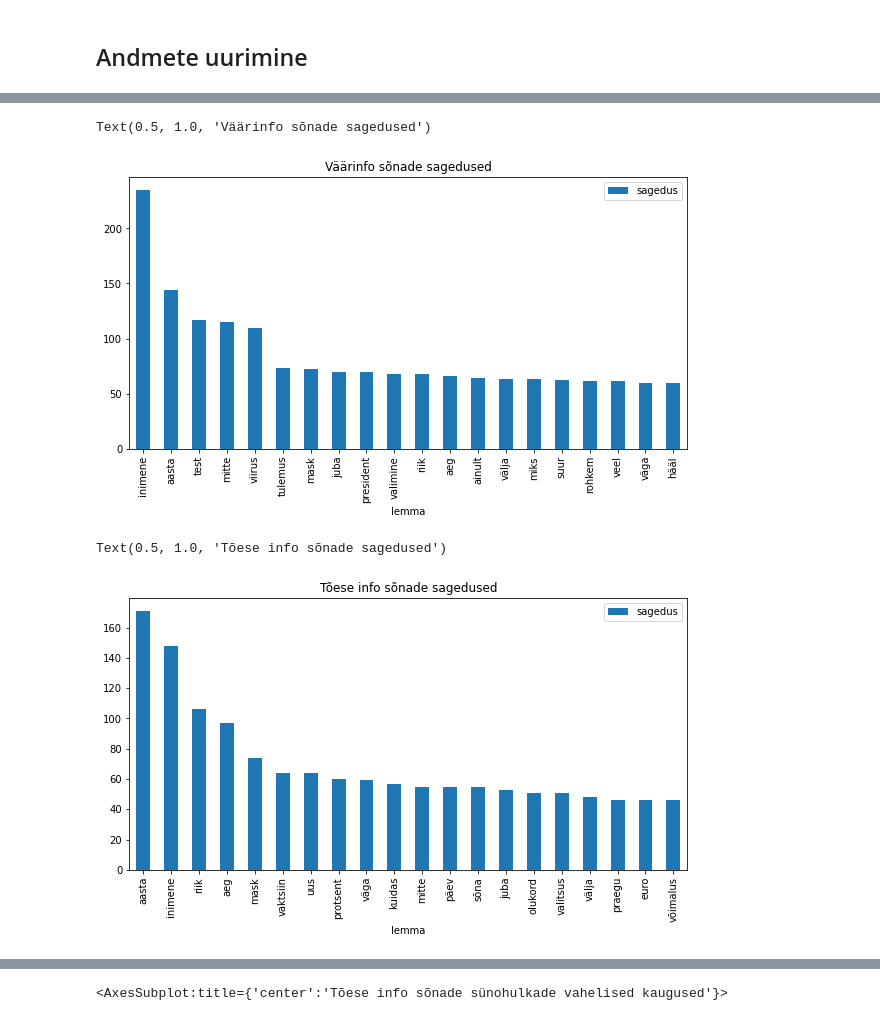
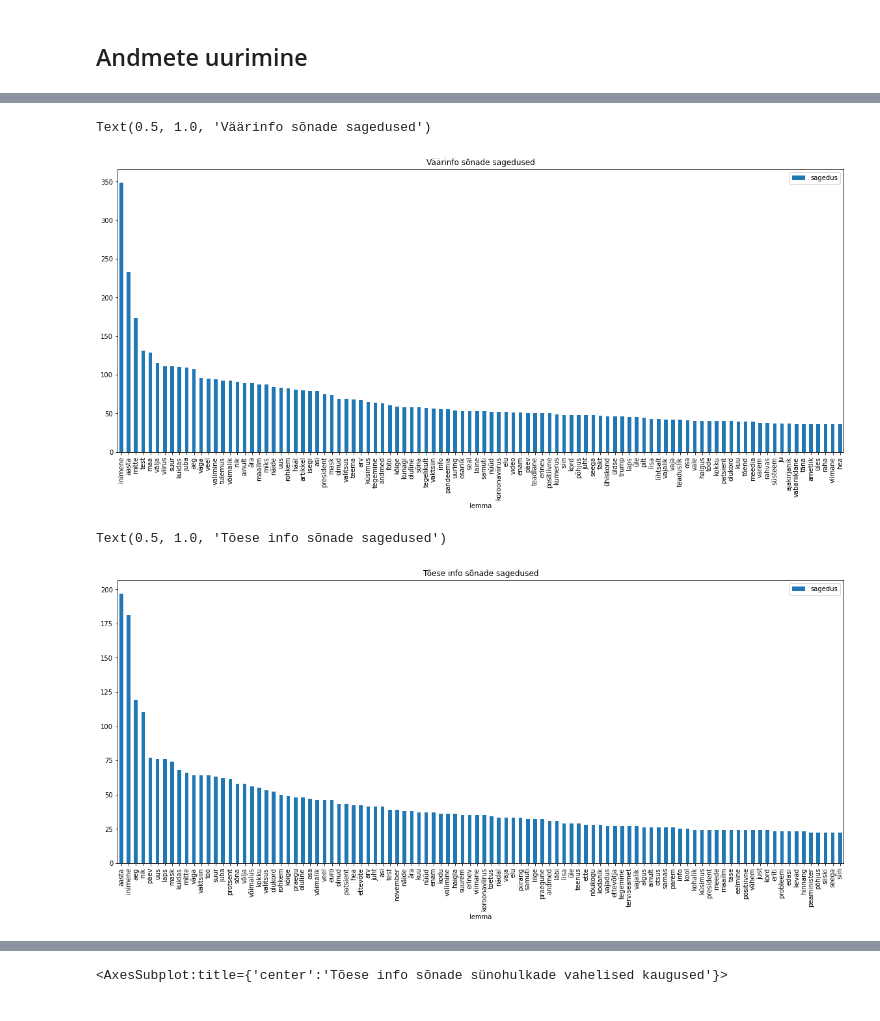
Before and after one commit to anneliisramson/eestikeelsed-uudised, a Jupyter notebook: 06 Väärinfo_ja_tõese_info_uurimine.ipynb, the cells around one changed output, grey strips where cells are left out. Cells and saved outputs as stored; diff of their text form; code cells hidden in the pictures.

```diff
--- a/06 Väärinfo_ja_tõese_info_uurimine.ipynb
+++ b/06 Väärinfo_ja_tõese_info_uurimine.ipynb
@@ -205,17 +205,17 @@ sonakaupa_real = sonakaupa_real.rename(columns = {'index':'lemma',0:'sagedus'})
 # Tõese info sõnade hulk
 sagedased_real = sonakaupa_real['lemma'].tolist()
 # %%
-sonakaupa_fake[:20].plot(kind='bar', x='lemma', y='sagedus', figsize=(10,5))
+sonakaupa_fake[:100].plot(kind='bar', x='lemma', y='sagedus', figsize=(20,8))
 plt.title("Väärinfo sõnade sagedused")
 # %% [output]
 Text(0.5, 1.0, 'Väärinfo sõnade sagedused')
-[figure, old version]
+[figure, new version]
 # %%
-sonakaupa_real[:20].plot(kind='bar', x='lemma', y='sagedus', figsize=(10,5))
+sonakaupa_real[:100].plot(kind='bar', x='lemma', y='sagedus', figsize=(20,8))
 plt.title("Tõese info sõnade sagedused")
 # %% [output]
 Text(0.5, 1.0, 'Tõese info sõnade sagedused')
-[figure, old version]
+[figure, new version]
 # %%
 #Wordnet on leksikaal-semantiline andmebaas,
 #mis sisaldab informatsiooni mõistete ja nendevaheliste semantiliste suhete kohta.
```
Also changed, not shown: parts of 10 cells of this notebook, 1 other file.
